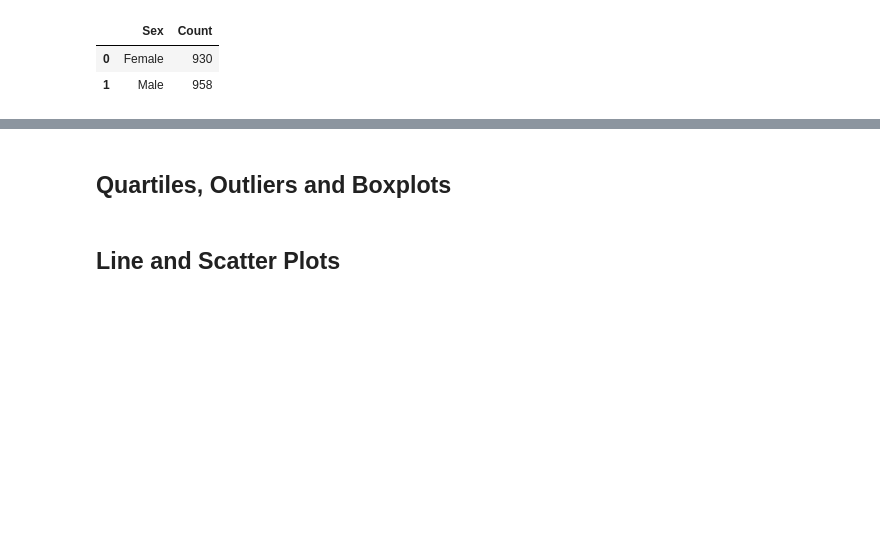
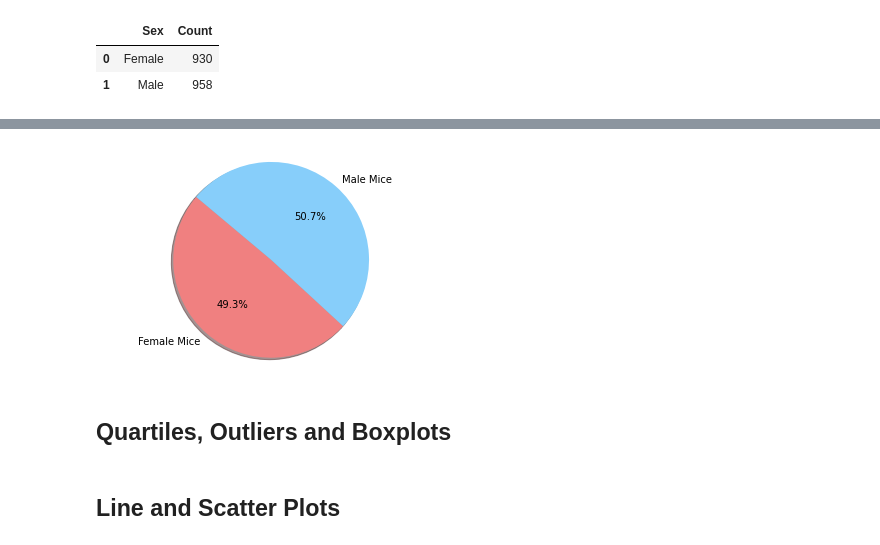
Before and after one commit to JAlvarado23A/matplotlib_mouse_analysis, a Jupyter notebook: Matplotlib_mouse_analysis.ipynb, the cells around one changed output, grey strips where cells are left out. Cells and saved outputs as stored; diff of their text form; code cells hidden in the pictures; blank space fills up the shorter version.

```diff
--- a/Matplotlib_mouse_analysis.ipynb
+++ b/Matplotlib_mouse_analysis.ipynb
@@ -159,2 +161,4 @@ male_female_df.head()
 # %%
-# Generate a pie plot showing the distribution of female versus male mice using pandas
+# Generate a pie plot showing the distribution of female versus male mice using pyplot
+labels = ["Female Mice", "Male Mice"]
+colors = ["lightcoral", "lightskyblue"]
@@ -163,3 +165,10 @@ male_female_df.head()
+# %%
+# create pie chart with the above variables
+plt.pie(male_female_df['Count'], labels= labels, colors = colors, autopct="%1.1f%%", shadow=True, startangle=140)
+plt.axis("equal")
+plt.show()
+# %% [output]
+[figure, added]
 # %% [markdown]
 ## Quartiles, Outliers and Boxplots
 # %%
```
Also changed, not shown: parts of 4 cells of this notebook.
